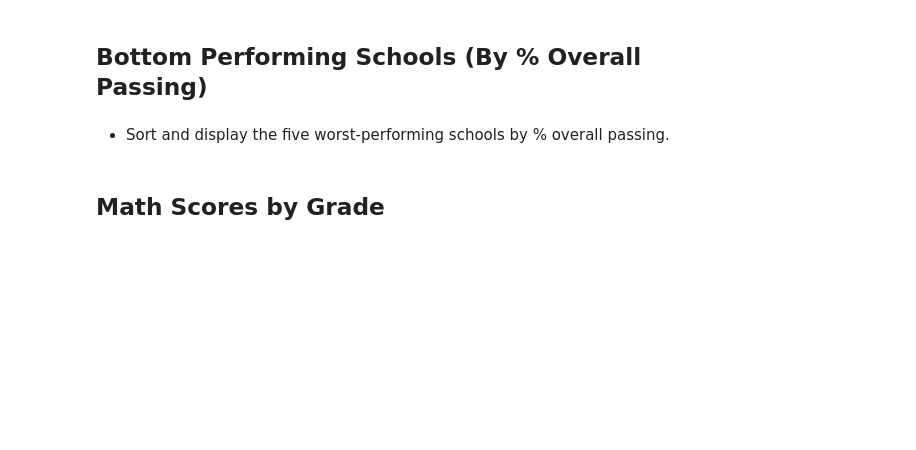
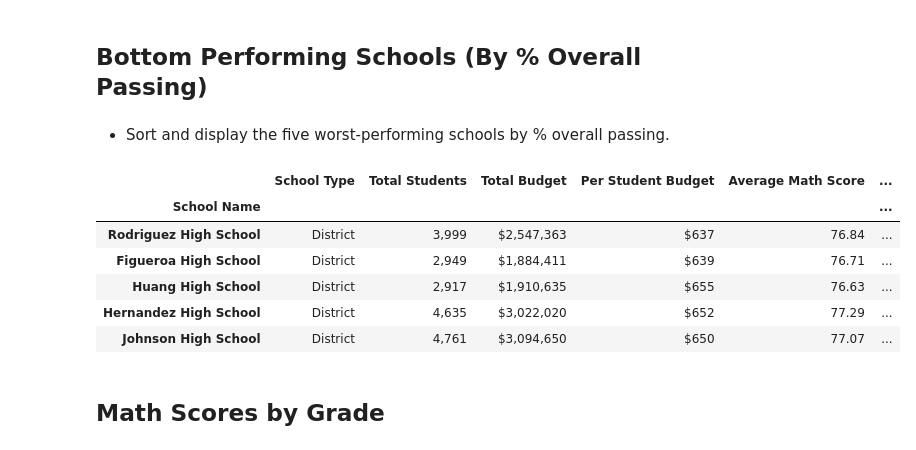
Before and after one commit to klharp/Pandas-PyCitySchools, a Jupyter notebook: PyCitySchools/PyCitySchools.ipynb, the cells around one changed output. Saved outputs shown, nothing was run; the diff lists cells and outputs as text; code cells hidden in the pictures; blank space fills up the shorter version.

```diff
--- a/PyCitySchools/PyCitySchools.ipynb
+++ b/PyCitySchools/PyCitySchools.ipynb
@@ -237,6 +315,30 @@ school_data_summary_df
 ## Bottom Performing Schools (By % Overall Passing)
 # %% [markdown]
 * Sort and display the five worst-performing schools by % overall passing.
+# %%
+# Sort grouped school_data_summary_df (unmapped df) by % Overall Passing
+
+school_data_summary_sort2_df=school_data_summary_df.sort_values("% Overall Passing", ascending=True)
+# %%
+# Summary table formatting using map
+school_data_summary_sort2_df["Total Students"] = school_data_summary_sort2_df["Total Students"].map("{:,}".format)
+school_data_summary_sort2_df["Total Budget"] = school_data_summary_sort2_df["Total Budget"].map("${:,.0f}".format)
+school_data_summary_sort2_df["Per Student Budget"] = school_data_summary_sort2_df["Per Student Budget"].map("${:.0f}".format)
+school_data_summary_sort2_df["Average Math Score"] = school_data_summary_sort2_df["Average Math Score"].map("{:.2f}".format)
+school_data_summary_sort2_df["Average Reading Score"] = school_data_summary_sort2_df["Average Reading Score"].map("{:.2f}".format)
+school_data_summary_sort2_df["% Passing Math"] = school_data_summary_sort2_df["% Passing Math"].map("{:.2f}%".format)
+school_data_summary_sort2_df["% Passing Reading"] = school_data_summary_sort2_df["% Passing Reading"].map("{:.2f}%".format)
+school_data_summary_sort2_df["% Overall Passing"] = school_data_summary_sort2_df["% Overall Passing"].map("{:.2f}%".format)
+
+school_data_summary_sort2_df.head(5)
+# %% [output]
+|  | School Type | Total Students | Total Budget | Per Student Budget | Average Math Score | ... |
+| School Name |  |  |  |  |  | ... |
+| Rodriguez High School | District | 3,999 | $2,547,363 | $637 | 76.84 | ... |
+| Figueroa High School | District | 2,949 | $1,884,411 | $639 | 76.71 | ... |
+| Huang High School | District | 2,917 | $1,910,635 | $655 | 76.63 | ... |
+| Hernandez High School | District | 4,635 | $3,022,020 | $652 | 77.29 | ... |
+| Johnson High School | District | 4,761 | $3,094,650 | $650 | 77.07 | ... |
 # %% [markdown]
 ## Math Scores by Grade
 # %% [markdown]
```
Also changed, not shown: parts of 6 cells of this notebook.
